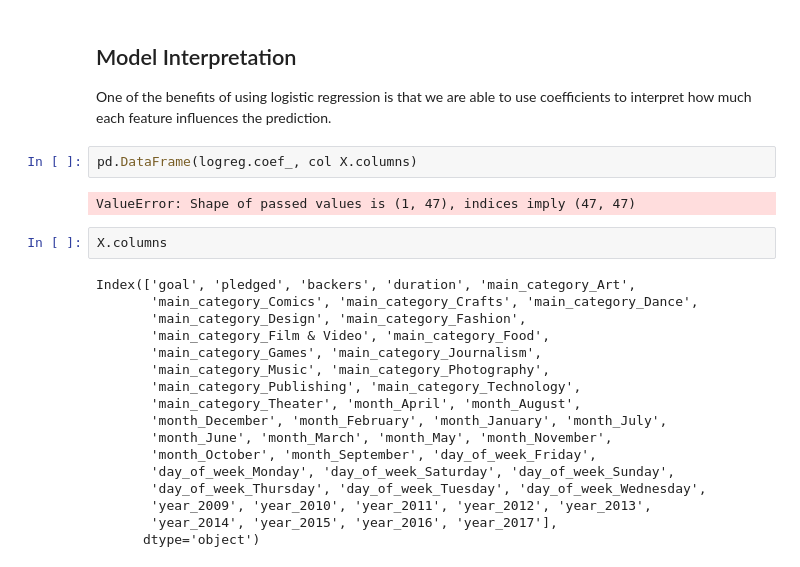
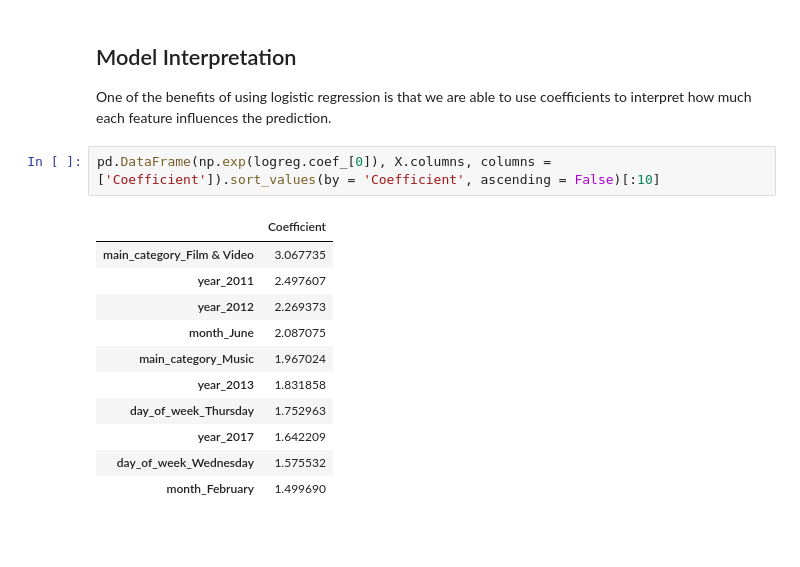
Before and after one commit to jlu90/Success_On_Kickstarter, a Jupyter notebook: code/Kickstarter_Project.ipynb, the cells around one changed output. Cells and saved outputs as stored; diff of their text form; blank space fills up the shorter version.

```diff
--- a/code/Kickstarter_Project.ipynb
+++ b/code/Kickstarter_Project.ipynb
@@ -412,25 +412,16 @@ As shown by the confusion matrix and associated metrics, this model performs wel
 ## Model Interpretation
 One of the benefits of using logistic regression is that we are able to use coefficients to interpret how much each feature influences the prediction.
 # %%
-pd.DataFrame(logreg.coef_, col X.columns)
+pd.DataFrame(np.exp(logreg.coef_[0]), X.columns, columns = ['Coefficient']).sort_values(by = 'Coefficient', ascending = False)[:10]
 # %% [output]
-ValueError: Shape of passed values is (1, 47), indices imply (47, 47)
+|  | Coefficient |
+| main_category_Film & Video | 3.067735 |
+| year_2011 | 2.497607 |
+| year_2012 | 2.269373 |
+| month_June | 2.087075 |
+| main_category_Music | 1.967024 |
+| year_2013 | 1.831858 |
+| day_of_week_Thursday | 1.752963 |
+| year_2017 | 1.642209 |
+| day_of_week_Wednesday | 1.575532 |
+| month_February | 1.499690 |
-# %%
-X.columns
-# %% [output]
-Index(['goal', 'pledged', 'backers', 'duration', 'main_category_Art',
-       'main_category_Comics', 'main_category_Crafts', 'main_category_Dance',
-       'main_category_Design', 'main_category_Fashion',
-       'main_category_Film & Video', 'main_category_Food',
-       'main_category_Games', 'main_category_Journalism',
-       'main_category_Music', 'main_category_Photography',
-       'main_category_Publishing', 'main_category_Technology',
-       'main_category_Theater', 'month_April', 'month_August',
-       'month_December', 'month_February', 'month_January', 'month_July',
-       'month_June', 'month_March', 'month_May', 'month_November',
-       'month_October', 'month_September', 'day_of_week_Friday',
-       'day_of_week_Monday', 'day_of_week_Saturday', 'day_of_week_Sunday',
-       'day_of_week_Thursday', 'day_of_week_Tuesday', 'day_of_week_Wednesday',
-       'year_2009', 'year_2010', 'year_2011', 'year_2012', 'year_2013',
-       'year_2014', 'year_2015', 'year_2016', 'year_2017'],
-      dtype='object')
```
Also changed, not shown: parts of 5 cells of this notebook.
